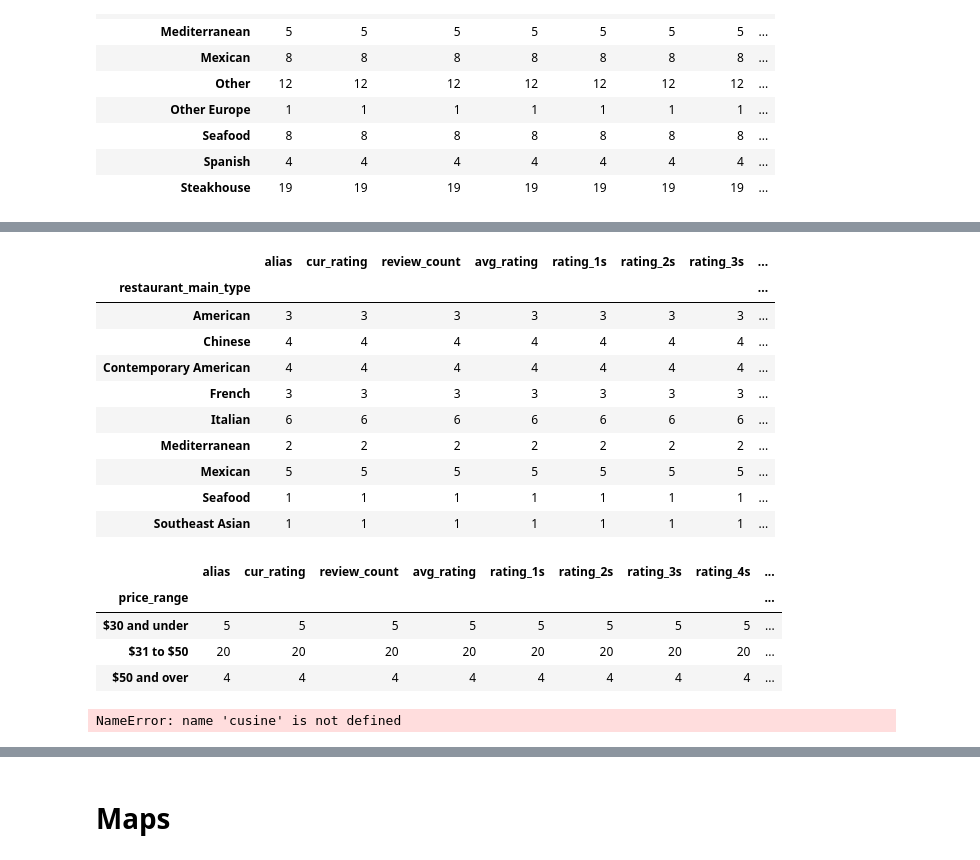
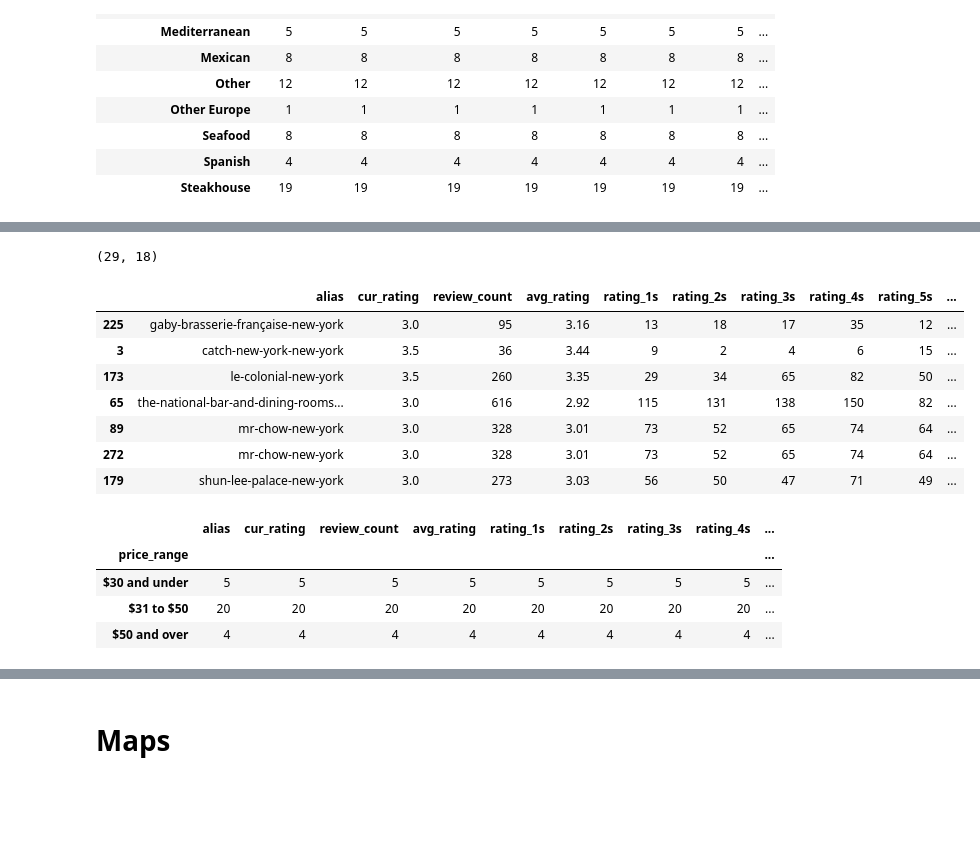
Before and after one commit to ctc316/NYC_RstWeek, a Jupyter notebook: analysis.ipynb, the cells around one changed output, grey strips where cells are left out. Saved outputs shown, nothing was run; the diff lists cells and outputs as text; code cells hidden in the pictures; blank space fills up the shorter version.

```diff
--- a/analysis.ipynb
+++ b/analysis.ipynb
@@ -158,7 +146,8 @@ behavior, convert the 'datetime.date' to a datetime with
 345 rows × 18 columns
 # %%
 analysis = pd.read_csv("data/review_analysis.csv", index_col=0)
-display(analysis)
+analysis['diff'] = analysis['rw_avg_rating'] - analysis['avg_rating']
+analysis.head()
 # %% [output]
 |  | alias | cur_rating | review_count | avg_rating | rating_1s | rating_2s | rating_3s | rating_4s | rating_5s | ... |
 | 0 | smoke-jazz-and-supper-club-new-yo... | 4.0 | 350 | 3.78 | 30 | 32 | 44 | 122 | 122 | ... |
@@ -349,18 +326,17 @@ display(worse)
 # %%
 not_worthy = worse[worse['avg_rating'] <= 3.5].sort_values(['rw_avg_rating', 'avg_rating'])
-not_worthy.groupby(['restaurant_main_type']).count()
+print(not_worthy.shape)
+not_worthy.head(7)
 # %% [output]
+(29, 18)
-|  | alias | cur_rating | review_count | avg_rating | rating_1s | rating_2s | rating_3s | ... |
-| restaurant_main_type |  |  |  |  |  |  |  | ... |
-| American | 3 | 3 | 3 | 3 | 3 | 3 | 3 | ... |
-| Chinese | 4 | 4 | 4 | 4 | 4 | 4 | 4 | ... |
-| Contemporary American | 4 | 4 | 4 | 4 | 4 | 4 | 4 | ... |
-| French | 3 | 3 | 3 | 3 | 3 | 3 | 3 | ... |
-| Italian | 6 | 6 | 6 | 6 | 6 | 6 | 6 | ... |
-| Mediterranean | 2 | 2 | 2 | 2 | 2 | 2 | 2 | ... |
-| Mexican | 5 | 5 | 5 | 5 | 5 | 5 | 5 | ... |
-| Seafood | 1 | 1 | 1 | 1 | 1 | 1 | 1 | ... |
-| Southeast Asian | 1 | 1 | 1 | 1 | 1 | 1 | 1 | ... |
+|  | alias | cur_rating | review_count | avg_rating | rating_1s | rating_2s | rating_3s | rating_4s | rating_5s | ... |
+| 225 | gaby-brasserie-française-new-york | 3.0 | 95 | 3.16 | 13 | 18 | 17 | 35 | 12 | ... |
+| 3 | catch-new-york-new-york | 3.5 | 36 | 3.44 | 9 | 2 | 4 | 6 | 15 | ... |
+| 173 | le-colonial-new-york | 3.5 | 260 | 3.35 | 29 | 34 | 65 | 82 | 50 | ... |
+| 65 | the-national-bar-and-dining-rooms... | 3.0 | 616 | 2.92 | 115 | 131 | 138 | 150 | 82 | ... |
+| 89 | mr-chow-new-york | 3.0 | 328 | 3.01 | 73 | 52 | 65 | 74 | 64 | ... |
+| 272 | mr-chow-new-york | 3.0 | 328 | 3.01 | 73 | 52 | 65 | 74 | 64 | ... |
+| 179 | shun-lee-palace-new-york | 3.0 | 273 | 3.03 | 56 | 50 | 47 | 71 | 49 | ... |
 # %%
 not_worthy.groupby(['price_range']).count()
 # %% [output]
@@ -376,4 +347,0 @@ cusine, price, location
-# %%
-cusine, price, location
-# %% [output]
-NameError: name 'cusine' is not defined
```
Also changed, not shown: parts of 19 cells of this notebook, 1 other file.
